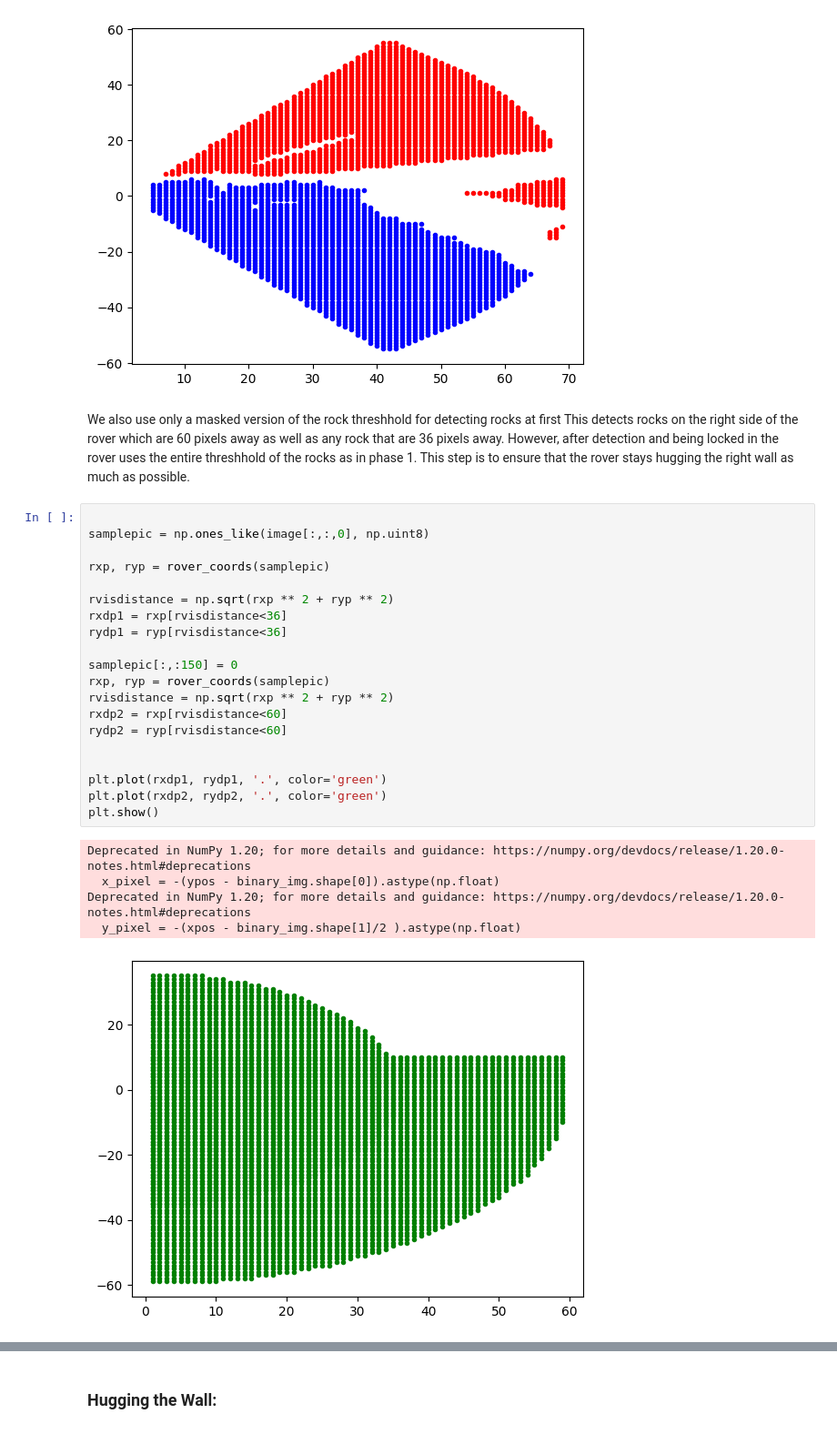
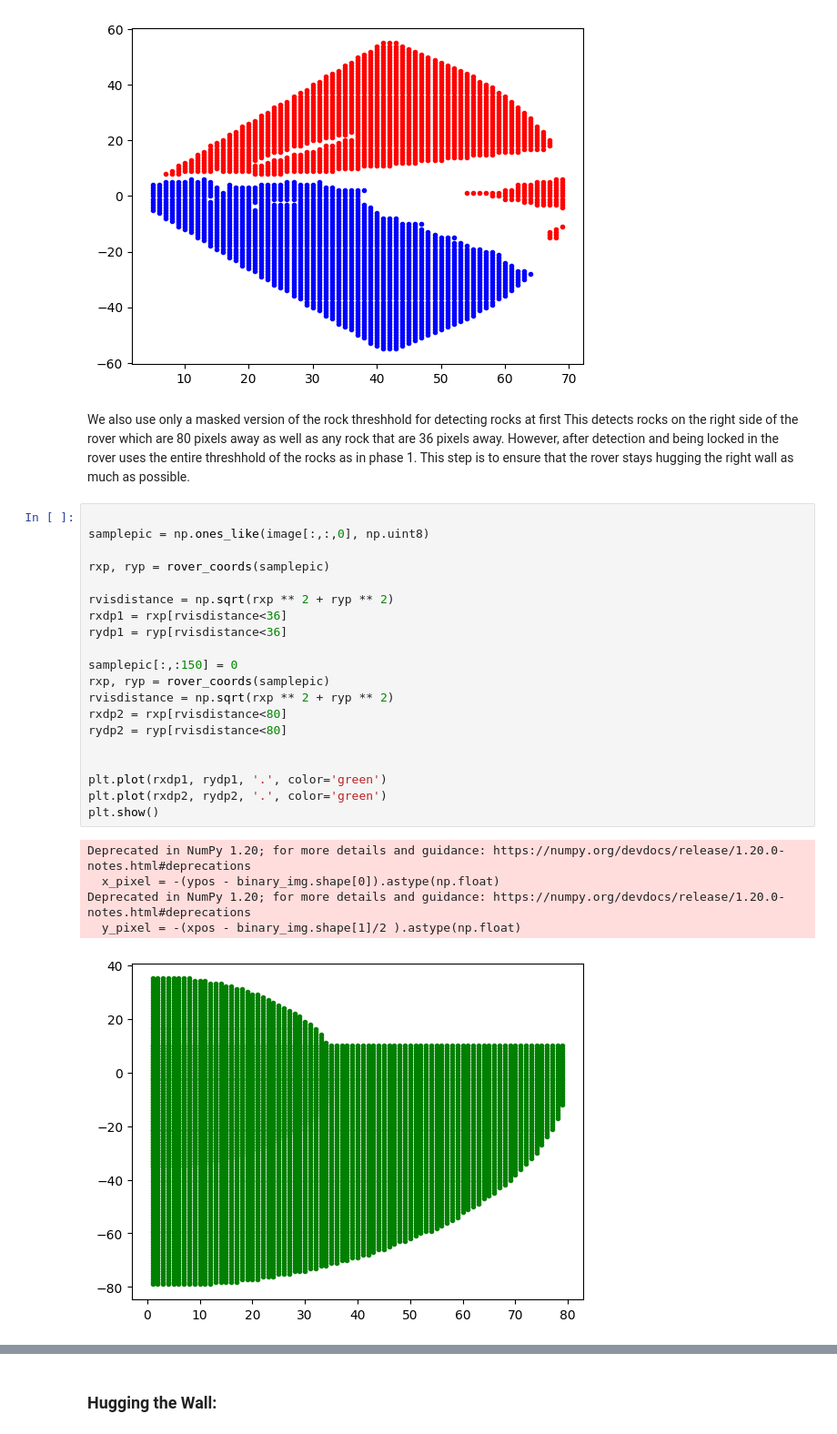
Before and after one commit to Anthony-Amgad/Vision_Project_Team17, a Jupyter notebook: code/Phase2 Notebook.ipynb, the cells around one changed output, grey strips where cells are left out. Shown: that part at 91% size. Saved outputs shown, nothing was run; the diff lists cells and outputs as text.

```diff
--- a/code/Phase2 Notebook.ipynb
+++ b/code/Phase2 Notebook.ipynb
@@ -242,31 +242,31 @@ plt.show()
 # %% [output]
 [figure]
 # %% [markdown]
-We also use only a masked version of the rock threshhold for detecting rocks at first This detects rocks on the right side of the rover which are 60 pixels away as well as any rock that are 36 pixels away. However, after detection and being locked in the rover uses the entire threshhold of the rocks as in phase 1. This step is to ensure that the rover stays hugging the right wall as much as possible.
+We also use only a masked version of the rock threshhold for detecting rocks at first This detects rocks on the right side of the rover which are 80 pixels away as well as any rock that are 36 pixels away. However, after detection and being locked in the rover uses the entire threshhold of the rocks as in phase 1. This step is to ensure that the rover stays hugging the right wall as much as possible.
 # %%
 
 samplepic = np.ones_like(image[:,:,0], np.uint8)
 
 rxp, ryp = rover_coords(samplepic)
 
 rvisdistance = np.sqrt(rxp ** 2 + ryp ** 2)
 rxdp1 = rxp[rvisdistance<36]
 rydp1 = ryp[rvisdistance<36]
 
 samplepic[:,:150] = 0
 rxp, ryp = rover_coords(samplepic)
 rvisdistance = np.sqrt(rxp ** 2 + ryp ** 2)
-rxdp2 = rxp[rvisdistance<60]
-rydp2 = ryp[rvisdistance<60]
+rxdp2 = rxp[rvisdistance<80]
+rydp2 = ryp[rvisdistance<80]
 
 
 plt.plot(rxdp1, rydp1, '.', color='green')
 plt.plot(rxdp2, rydp2, '.', color='green')
 plt.show()
 # %% [output]
 Deprecated in NumPy 1.20; for more details and guidance: https://numpy.org/devdocs/release/1.20.0-notes.html#deprecations
   x_pixel = -(ypos - binary_img.shape[0]).astype(np.float)
 Deprecated in NumPy 1.20; for more details and guidance: https://numpy.org/devdocs/release/1.20.0-notes.html#deprecations
   y_pixel = -(xpos - binary_img.shape[1]/2 ).astype(np.float)
-[figure, old version]
+[figure, new version]
 # %% [markdown]
```
Also changed, not shown: parts of 2 cells of this notebook, 3 other files.
